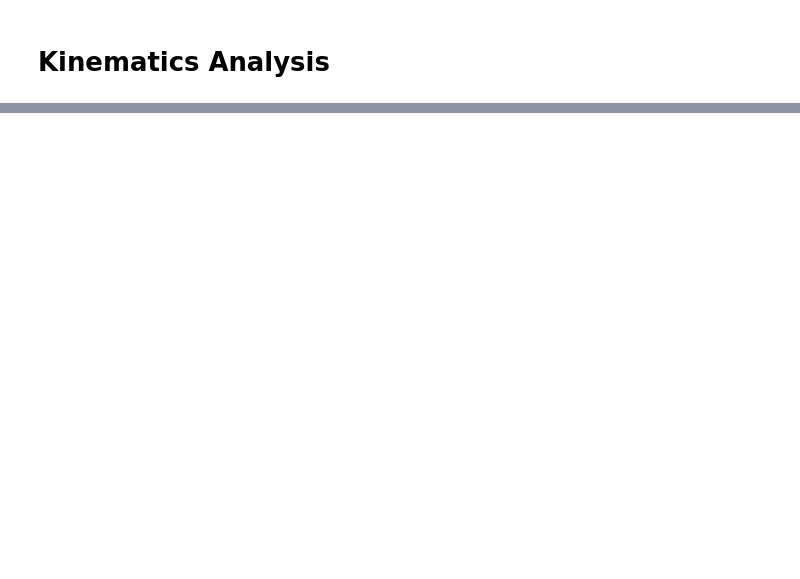
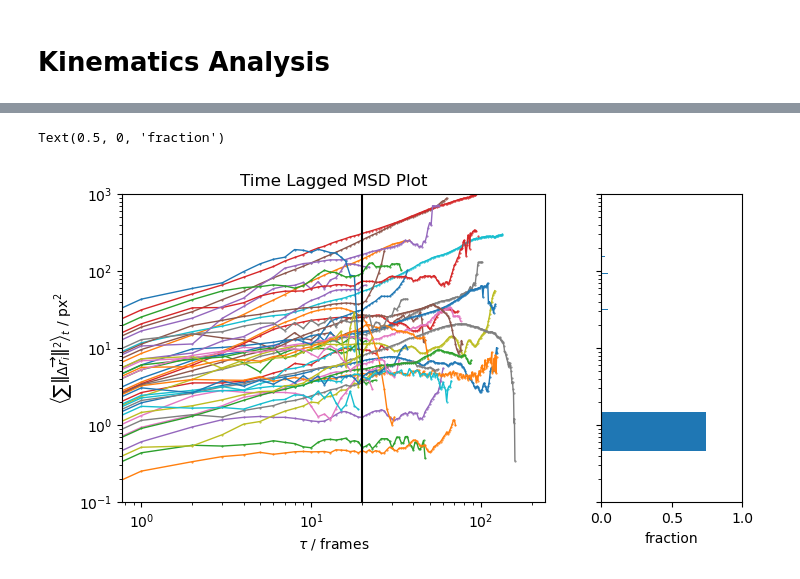
Before and after one commit to bpi-oxford/Cytotoxicity-Pipeline, a Jupyter notebook: notebooks/example_6.ipynb, the cells around one changed output, grey strips where cells are left out. Saved outputs shown, nothing was run; the diff lists cells and outputs as text; code cells hidden in the pictures; blank space fills up the shorter version.

```diff
--- a/notebooks/example_6.ipynb
+++ b/notebooks/example_6.ipynb
@@ -676,0 +265,33 @@ for t_id in tqdm(range(2000)):
+# %%
+fig, axs = plt.subplots(1,2,figsize=(8,4),sharey=True, gridspec_kw={'width_ratios': [3, 1]})
+msd_hist_values=[]
+threshold=20
+
+# axs.plot(time_lags,msd_lagged, marker='.', linestyle='-', linewidth=1, markersize=1)
+axs[0].set_ylim(1e-1,1e3)
+axs[0].set_xscale("log")
+axs[0].set_yscale("log")
+axs[0].set_xlabel(r'$\tau$ / frames')
+axs[0].set_ylabel(r'$\left\langle \sum\left\| \Delta \overrightarrow{r}_i \right\|^2 \right\rangle_t $ / px$^2$')
+axs[0].set_title("Time Lagged MSD Plot")
+
+for time_lags_,msd_lagged_ in zip(time_lags,msd_lagged):
+    val = pd.DataFrame({"time_lags":time_lags_, "msd_lagged": msd_lagged_})
+
+    axs[0].plot(time_lags_,msd_lagged_, marker='.', linestyle='-', linewidth=1, markersize=1)
+
+    if len(val)>threshold:
+        i=val.loc[val["time_lags"]==threshold,"msd_lagged"].values[0]
+        msd_hist_values.append(i)
+axs[0].axvline(threshold,color='k')
+
+msd_hist_values=[i for i in msd_hist_values if str(i) != 'nan']
+
+H,B=np.histogram(msd_hist_values)
+H_norm=H/len(msd_hist_values)
+axs[1].barh(B[:-1],H_norm,height=1,align='edge')
+axs[1].set_xlim(0,1)
+axs[1].set_xlabel(r'fraction')
+# %% [output]
+Text(0.5, 0, 'fraction')
+[figure, added]
```
Also changed, not shown: parts of 66 cells of this notebook, 2 other files.
